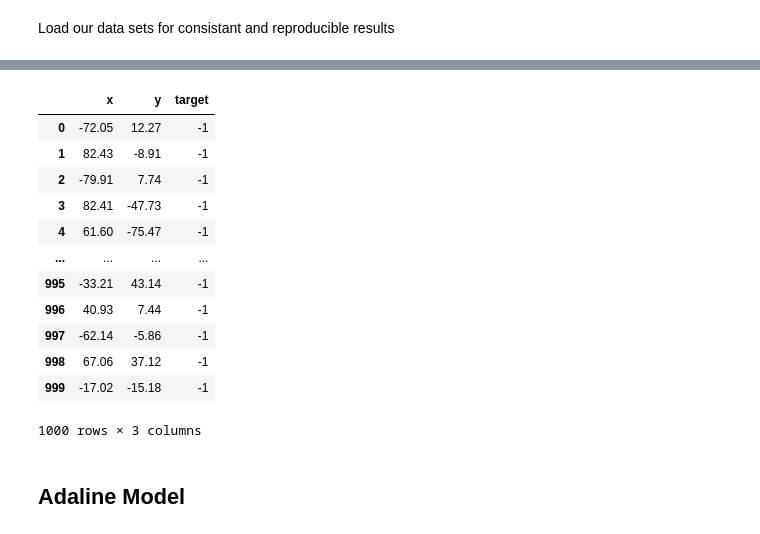
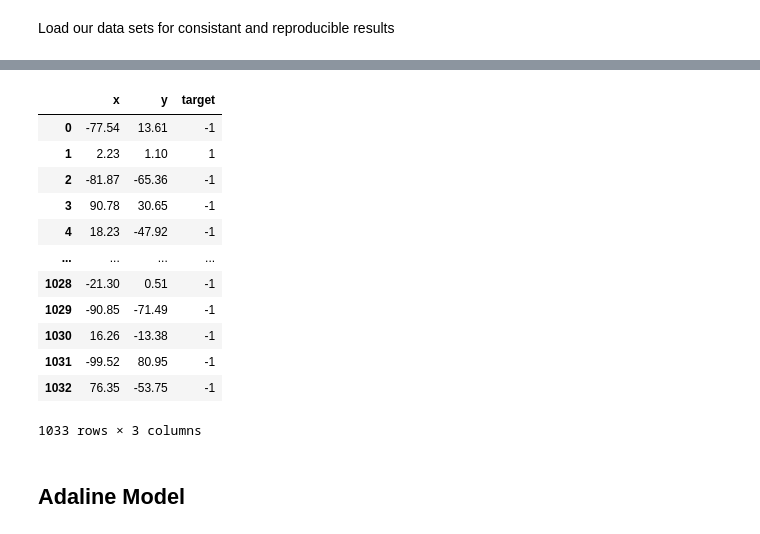
Before and after one commit to zivm20/NN-Spring-Project-1, a Jupyter notebook: Main_program .ipynb, the cells around one changed output, grey strips where cells are left out. Saved outputs shown, nothing was run; the diff lists cells and outputs as text; code cells hidden in the pictures.

```diff
--- a/Main_program .ipynb
+++ b/Main_program .ipynb
@@ -35,47 +40,47 @@ trainA
 # %%
 trainB = genData.create_B(size=1000)
 testB = genData.create_B(seed=testDataSeed,size=1000)
-"""
+
 train_extra = {"x":[],"y":[],"target":[]}
 test_extra = {"x":[],"y":[],"target":[]}
 
 
-while len(train_extra["target"]) < 500 or len(test_extra["target"])<500:
+while len(train_extra["target"]) < 30 or len(test_extra["target"])<30:
     train_x = np.random.randint(-300,301)
     train_y = np.random.randint(-300,301)
     test_x = np.random.randint(-300,301)
     test_y = np.random.randint(-300,301)
 
     if 40000 <= train_x**2 + train_y**2 and train_x**2 + train_y**2 <= 90000:
         train_extra["x"].append(train_x/100)
         train_extra["y"].append(train_y/100)
         train_extra["target"].append(1)
     if 40000 <= test_x**2 + test_y**2 and test_x**2 + test_y**2 <= 90000:
         test_extra["x"].append(test_x/100)
         test_extra["y"].append(test_y/100)
         test_extra["target"].append(1)
 
 train_extra = pd.DataFrame(train_extra)
 trainB = trainB.append(train_extra,ignore_index=True).sample(frac=1).reset_index(drop=True)
 
 test_extra = pd.DataFrame(test_extra)
 testB = testB.append(test_extra,ignore_index=True)
-"""
+
 trainB
 # %% [output]
 |  | x | y | target |
-| 0 | -72.05 | 12.27 | -1 |
-| 1 | 82.43 | -8.91 | -1 |
-| 2 | -79.91 | 7.74 | -1 |
-| 3 | 82.41 | -47.73 | -1 |
-| 4 | 61.60 | -75.47 | -1 |
+| 0 | -77.54 | 13.61 | -1 |
+| 1 | 2.23 | 1.10 | 1 |
+| 2 | -81.87 | -65.36 | -1 |
+| 3 | 90.78 | 30.65 | -1 |
+| 4 | 18.23 | -47.92 | -1 |
 | ... | ... | ... | ... |
-| 995 | -33.21 | 43.14 | -1 |
-| 996 | 40.93 | 7.44 | -1 |
-| 997 | -62.14 | -5.86 | -1 |
-| 998 | 67.06 | 37.12 | -1 |
-| 999 | -17.02 | -15.18 | -1 |
+| 1028 | -21.30 | 0.51 | -1 |
+| 1029 | -90.85 | -71.49 | -1 |
+| 1030 | 16.26 | -13.38 | -1 |
+| 1031 | -99.52 | 80.95 | -1 |
+| 1032 | 76.35 | -53.75 | -1 |
-1000 rows × 3 columns
+1033 rows × 3 columns
 # %% [markdown]
 ## Adaline Model
 # %%
```
Also changed, not shown: parts of 39 cells of this notebook, 1 other file.
